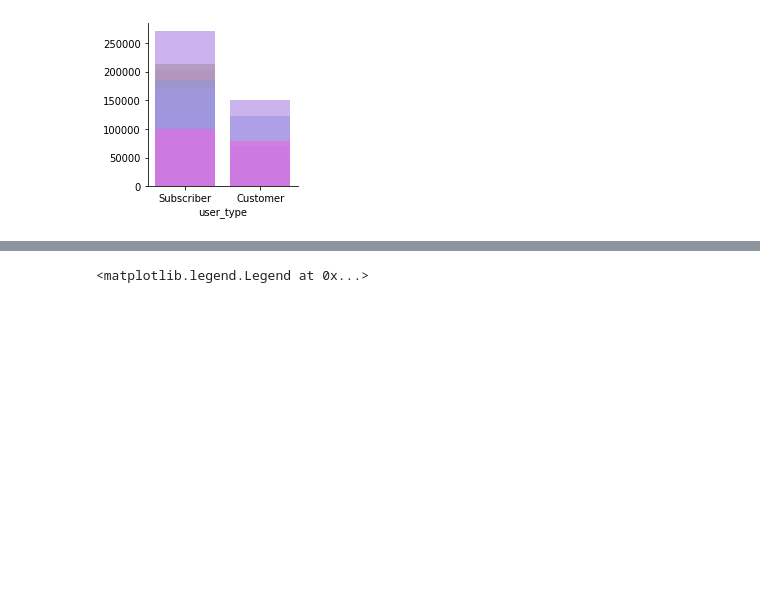
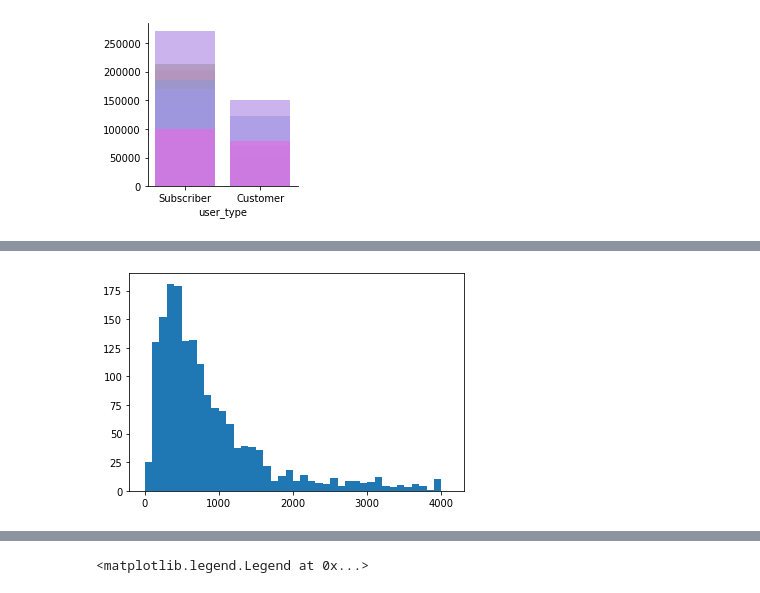
Before and after one commit to miniermatar/udacity_project_7_baywheels, a Jupyter notebook: exploration_template.ipynb, the cells around one changed output, grey strips where cells are left out. Cells and saved outputs as stored; diff of their text form; code cells hidden in the pictures; blank space fills up the shorter version.

```diff
--- a/exploration_template.ipynb
+++ b/exploration_template.ipynb
@@ -363,0 +364,5 @@ g.map(plt.hist,'duration_sec',bins=bin_edges)
+# %%
+bin_edges = np.arange(0, df_clean['duration_sec'].max()+100, 100)
+plt.hist(x=df_clean[df_clean['period']=='April-2020'].duration_sec,bins=bin_edges);
+# %% [output]
+[figure, added]
```
Also changed, not shown: parts of 25 cells of this notebook.
